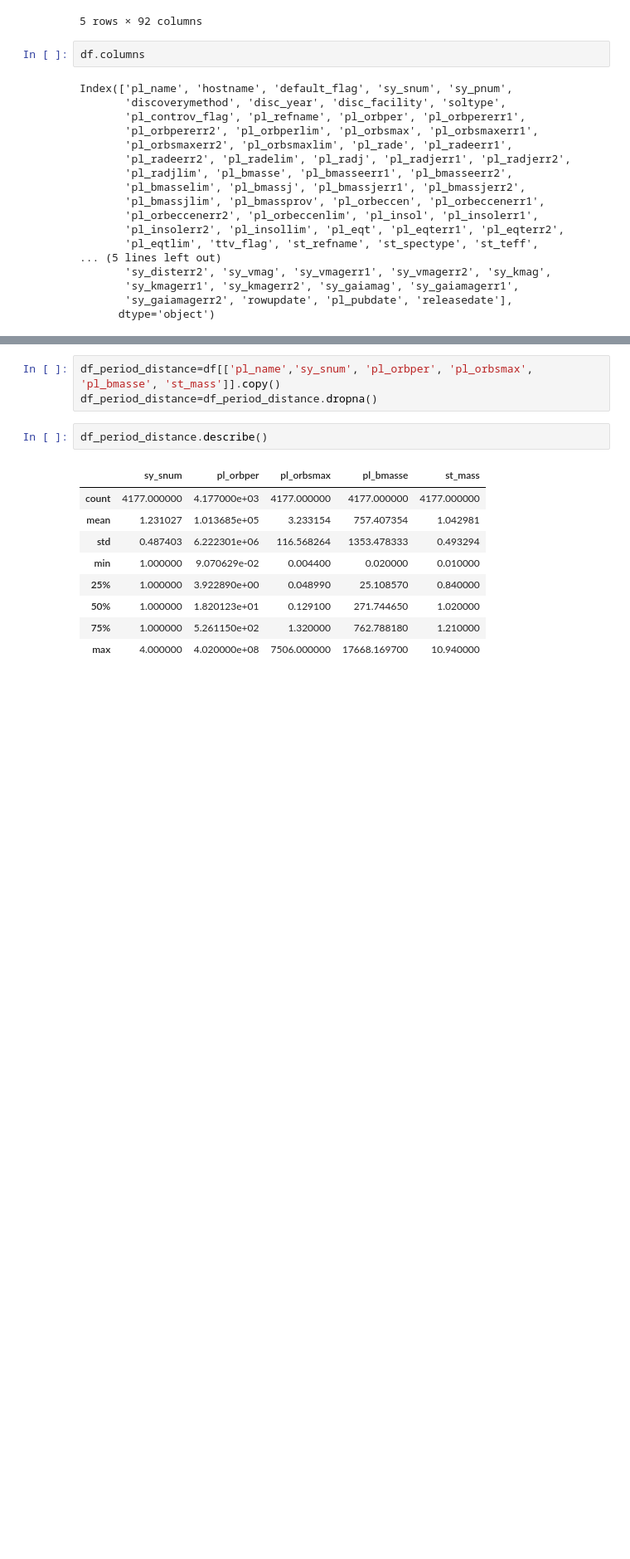
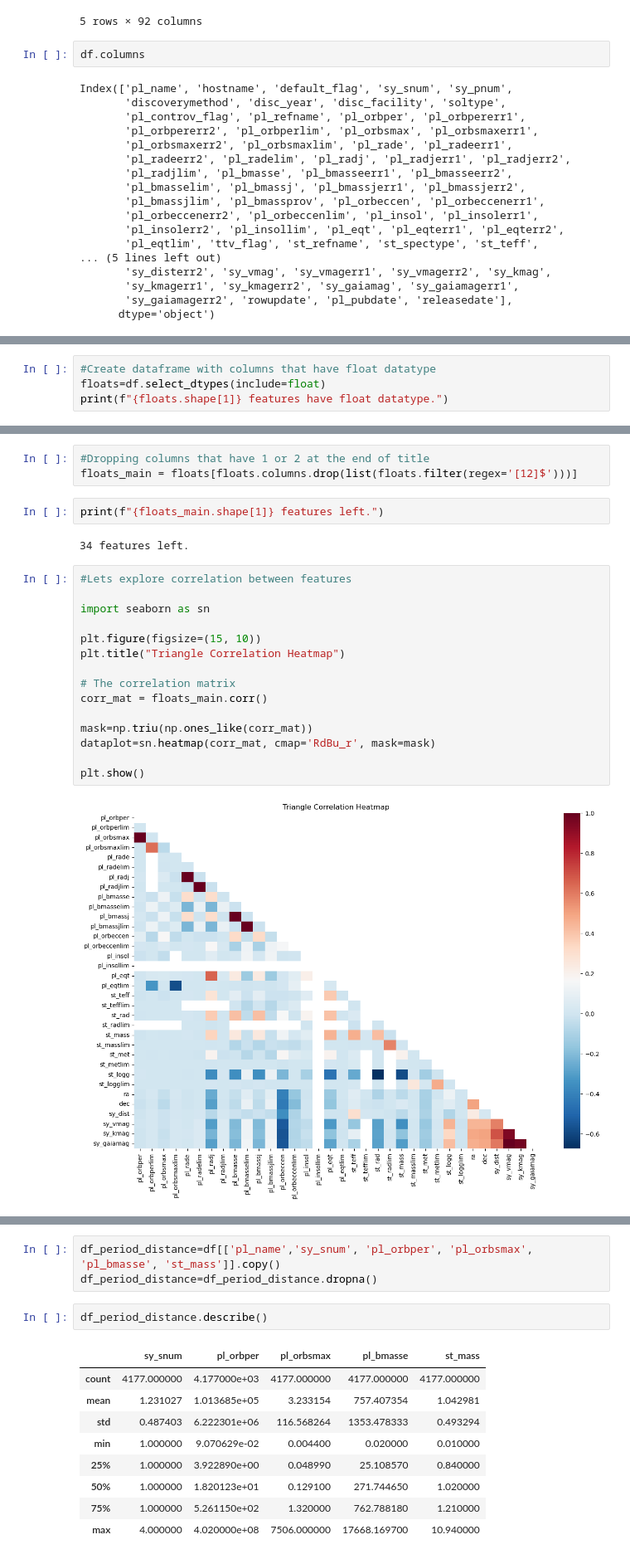
Before and after one commit to 314sirius/ML-examples, a Jupyter notebook: Example3/Exoplanets.ipynb, the cells around one changed output, grey strips where cells are left out. Shown at 83% size. Drawn from its saved outputs; the diff is of its cells as text; blank space fills up the shorter version.

Commit message:
Correlation matrix added.

```diff
--- a/Example3/Exoplanets.ipynb
+++ b/Example3/Exoplanets.ipynb
@@ -72,0 +123,4 @@ Index(['pl_name', 'hostname', 'default_flag', 'sy_snum', 'sy_pnum',
+# %%
+#Create dataframe with columns that have float datatype
+floats=df.select_dtypes(include=float)
+print(f"{floats.shape[1]} features have float datatype.")
@@ -72,0 +149,24 @@ Index(['pl_name', 'hostname', 'default_flag', 'sy_snum', 'sy_pnum',
+# %%
+#Dropping columns that have 1 or 2 at the end of title
+floats_main = floats[floats.columns.drop(list(floats.filter(regex='[12]$')))]
+# %%
+print(f"{floats_main.shape[1]} features left.")
+# %% [output]
+34 features left.
+# %%
+#Lets explore correlation between features
+
+import seaborn as sn
+
+plt.figure(figsize=(15, 10))
+plt.title("Triangle Correlation Heatmap")
+
+# The correlation matrix
+corr_mat = floats_main.corr()
+
+mask=np.triu(np.ones_like(corr_mat))
+dataplot=sn.heatmap(corr_mat, cmap='RdBu_r', mask=mask)
+
+plt.show()
+# %% [output]
+[figure, added]
```
Also changed, not shown: parts of 26 cells of this notebook.
